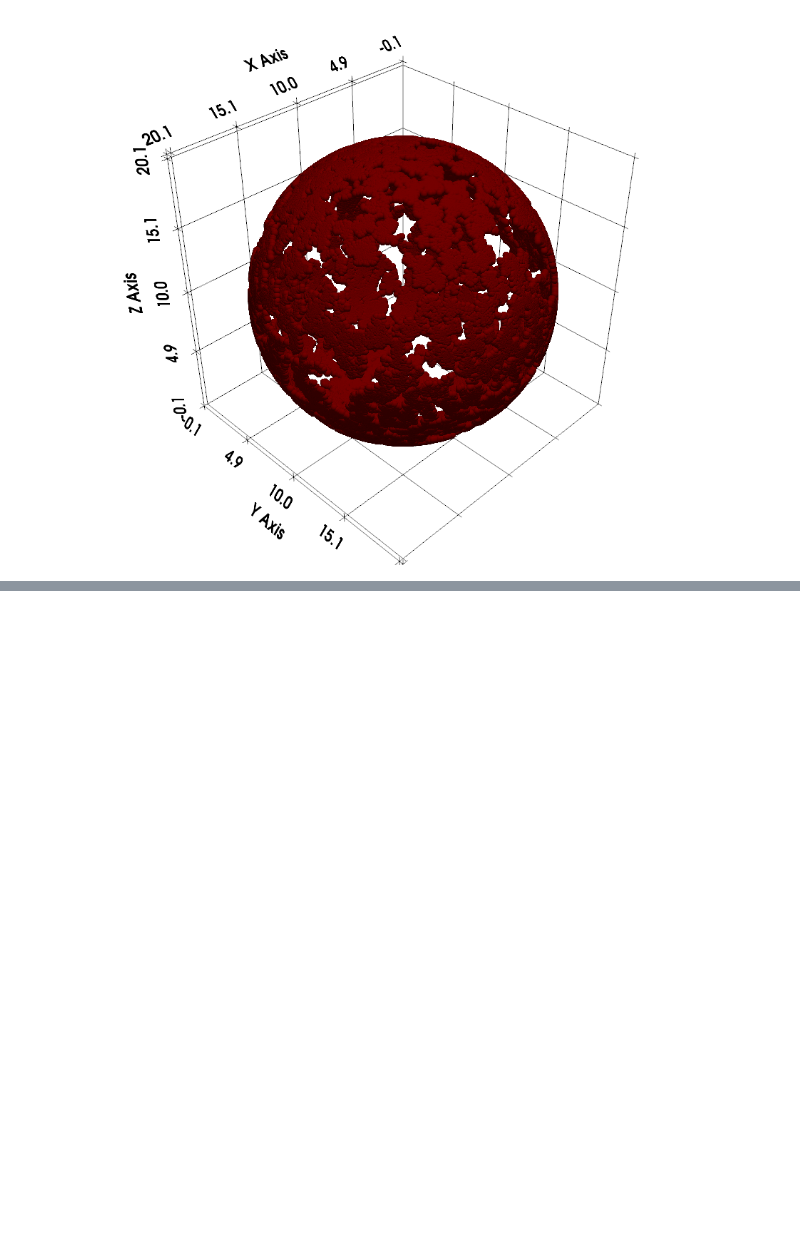
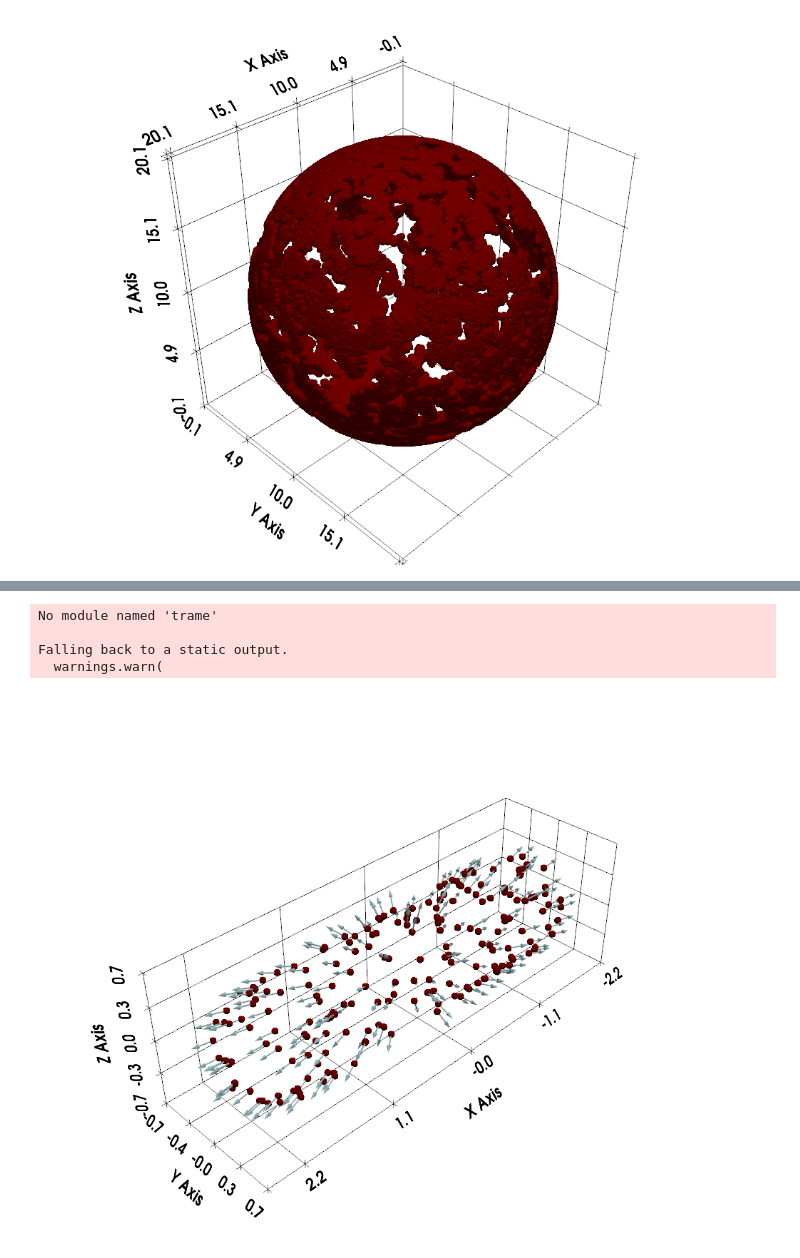
Before and after one commit to AlexPatrie/vtk-smoldyn, a Jupyter notebook: vtk_smoldyn/test.ipynb, the cells around one changed output, grey strips where cells are left out. Cells and saved outputs as stored; diff of their text form; code cells hidden in the pictures; blank space fills up the shorter version.

```diff
--- a/vtk_smoldyn/test.ipynb
+++ b/vtk_smoldyn/test.ipynb
@@ -259,0 +326,2 @@ pyvista_ndarray([[ 0.92849542,  0.06937332, -0.36480625],
+# %%
+sliced = mol_data[:200]
@@ -259,0 +348,28 @@ pyvista_ndarray([[ 0.92849542,  0.06937332, -0.36480625],
+# %%
+sliced_cloud = pv.PolyData(sliced)
+# %%
+sliced_vectors = compute_vectors(sliced_cloud)
+
+sliced_cloud['vectors'] = sliced_vectors
+
+arrows = sliced_cloud.glyph(
+    orient='vectors',
+    scale=False,
+    factor=0.20,
+)
+
+
+# Display the arrows
+plotter = pv.Plotter()
+plotter.add_mesh(sliced_cloud, color='maroon', point_size=10.0, render_points_as_spheres=True)
+plotter.add_mesh(arrows, color='lightblue')
+# plotter.add_point_labels([point_cloud.center,], ['Center',],
+#                          point_color='yellow', point_size=20)
+plotter.show_grid()
+plotter.show()
+# %% [output]
+No module named 'trame'
+
+Falling back to a static output.
+  warnings.warn(
+[figure, added]
```
Also changed, not shown: parts of 7 cells of this notebook.
